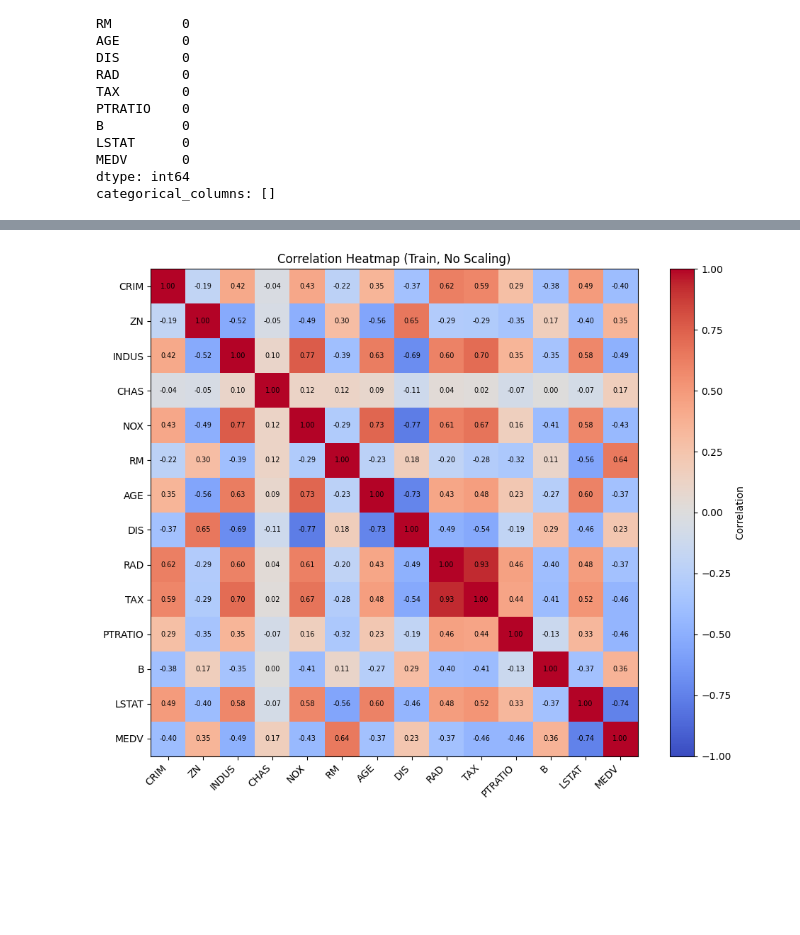
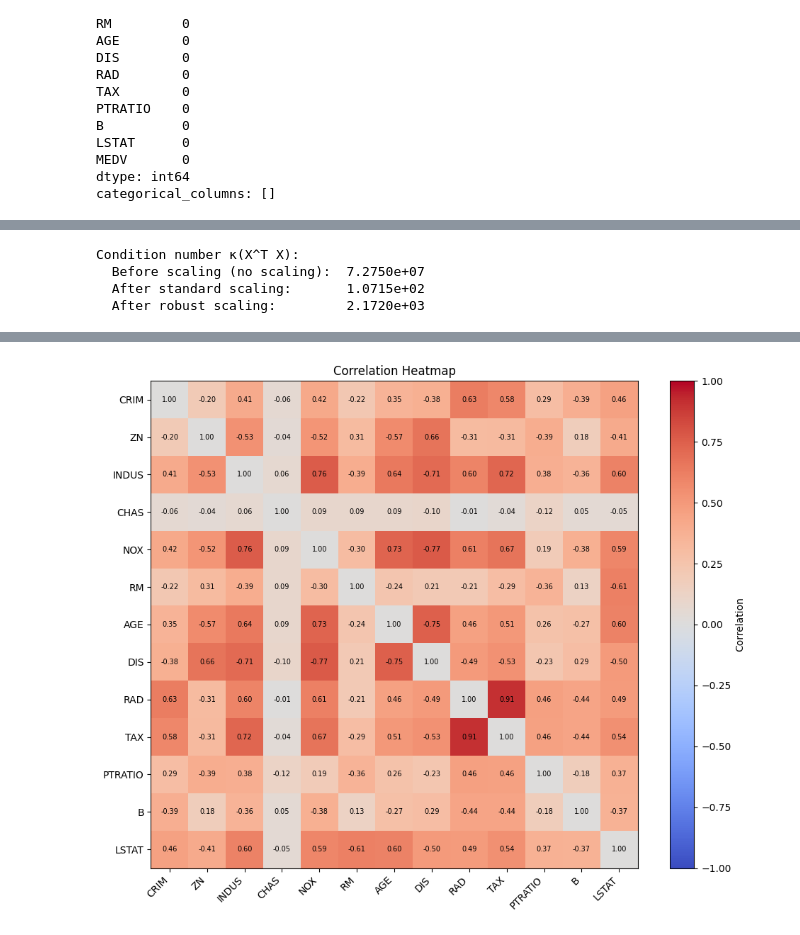
Before and after one commit to XinyaChen0216/Machine-Learning-Regression-Regularization-on-Housing-Data, a Jupyter notebook: assignment2.ipynb, the cells around one changed output, grey strips where cells are left out. Cells and saved outputs as stored; diff of their text form; code cells hidden in the pictures; blank space fills up the shorter version.

```diff
--- a/assignment2.ipynb
+++ b/assignment2.ipynb
@@ -30,13 +30,16 @@ for i in range(0, len(data_lines), 2):
     dataset.append(line1 + line2)
 
 column_names = [
-    "CRIM", "ZN", "INDUS", "CHAS", "NOX", "RM",
-    "AGE", "DIS", "RAD", "TAX", "PTRATIO", "B", "LSTAT", "MEDV"
+    "CRIM","ZN","INDUS","CHAS","NOX","RM","AGE",
+    "DIS","RAD","TAX","PTRATIO","B","LSTAT","MEDV"
 ]
 
+target = "MEDV"
 df = pd.DataFrame(dataset, columns=column_names).astype(float)
 
-display(df)
+features = [c for c in column_names if c!= target]
+
+#display(df)
 
 total_rows = len(df)
 print(f"Total rows in dataset: {total_rows}")
@@ -51,9 +54,9 @@ train_index = indices[:train_end] #60%
 validation_index   = indices[train_end:validation_end] #20%
 test_index  = indices[validation_end:] #20%
 
-train_df = df.iloc[train_index]
-validation_df   = df.iloc[validation_index]
-test_df  = df.iloc[test_index]
+train_df = df.iloc[train_index].drop(columns="MEDV")
+validation_df   = df.iloc[validation_index].drop(columns="MEDV")
+test_df  = df.iloc[test_index].drop(columns="MEDV")
 
 #verify split correctly
 print(f"Train set: {len(train_df)} rows,", f"Validation set: {len(validation_df)} rows,", f"Test set: {len(test_df)}")
@@ -170,31 +176,43 @@ Robust Scaling:  (303, 14) (101, 14) (102, 14)
+# %%
+#4. Compute and report:
+#• Condition number κ(X⊤X) (np.linalg.cond(XtX)) before and after scaling
+
+def condition_number(X):
+    """Compute κ(X^T X) for design matrix X."""
+    XtX = X.T @ X
+    return np.linalg.cond(XtX)
+
+kappa_no_scale = condition_number(train_no_scale)
+kappa_standard = condition_number(train_standard_scaling)
+kappa_robust = condition_number(train_robust_scaling)
+
+print("Condition number κ(X^T X):")
+print(f"  Before scaling (no scaling):  {kappa_no_scale:.4e}")
+print(f"  After standard scaling:       {kappa_standard:.4e}")
+print(f"  After robust scaling:         {kappa_robust:.4e}")
+# %% [output]
+Condition number κ(X^T X):
+  Before scaling (no scaling):  7.2750e+07
+  After standard scaling:       1.0715e+02
+  After robust scaling:         2.1720e+03
 # %%
-#4. Compute and report:
-#• Condition number κ(X⊤X) (np.linalg.cond(XtX)) before and after scaling
+# Top-10 absolute correlations among features(heatmap allowed)
 
-def condition_number(X):
-    """Compute κ(X^T X) for design matrix X."""
-    XtX = X.T @ X
-    return np.linalg.cond(XtX)
+#.corr() -> computers Pearson correlation between features
+corr_matrix = df[features].corr()
+abs_corr_matrix = corr_matrix.abs()
 
-kappa_no_scale = condition_number(train_no_scale)
-kappa_standard = condition_number(train_standard_scaling)
-kappa_robust = condition_number(train_robust_scaling)
+#zero out diagonal -> each features is correlated with itself =1
+corr_values = abs_corr_matrix.values.copy()
+np.fill_diagonal(corr_values,0)
+abs_corr_matrix = pd.DataFrame(corr_values, index=abs_corr_matrix.index, columns=abs_corr_matrix.columns)
 
-print("Condition number κ(X^T X):")
-print(f"  Before scaling (no scaling):  {kappa_no_scale:.4e}")
-print(f"  After standard scaling:       {kappa_standard:.4e}")
-print(f"  After robust scaling:         {kappa_robust:.4e}")
-
-# Top-10 absolute correlations among features(heatmap allowed)
-correlation_matrix = np.corrcoef(train_no_scale.T)
-# np.corrcoeft: Pearson correlation coefficient -> Detect multicollinearity
-# .T -> Each row = one feature; Correlation is computed between features
-number_of_features = correlation_matrix.shape[0]
+number_of_features = len(features)
 
 pairs = []
 for i in range(number_of_features):
     for j in range(i + 1, number_of_features):
-        pairs.append((column_names[i], column_names[j], float(round(abs(correlation_matrix[i, j]),2))))
+        pairs.append((features[i], features[j], abs_corr_matrix.iloc[i,j]))
 
 pairs.sort(key=lambda x: x[2], reverse=True) #sort the pairs by the absolute correlation in descending order
 top10_pairs = pairs[:10]
@@ -207,12 +225,12 @@ for pair in top10_pairs:
 import matplotlib.pyplot as plt
 
 fig, ax = plt.subplots(figsize=(10, 8))
-im = ax.imshow(correlation_matrix, cmap="coolwarm", vmin=-1, vmax=1)
+im = ax.imshow(abs_corr_matrix, cmap="coolwarm", vmin=-1, vmax=1)
 
 ax.set_xticks(np.arange(number_of_features))
 ax.set_yticks(np.arange(number_of_features))
-ax.set_xticklabels(column_names, rotation=45, ha="right")
-ax.set_yticklabels(column_names)
+ax.set_xticklabels(features, rotation=45, ha="right")
+ax.set_yticklabels(features)
 
 # colorbar
 cbar = plt.colorbar(im, ax=ax)
@@ -222,9 +240,9 @@ annotate = True
 if annotate:
     for i in range(number_of_features):
         for j in range(number_of_features):
-            ax.text(j, i, f"{correlation_matrix[i, j]:.2f}", ha="center", va="center", fontsize=7)
+            ax.text(j, i, f"{corr_matrix.iloc[i, j]:.2f}", ha="center", va="center", fontsize=7)
 
-ax.set_title("Correlation Heatmap (Train, No Scaling)")
+ax.set_title("Correlation Heatmap")
 plt.tight_layout()
 plt.show()
 # %% [output]
@@ -246,4 +260,4 @@ Top 10 correlation features:
-[figure, old version]
+[figure, new version]
 # %%
 #1.3 1C. Implementations (From Scratch)
 #1. OLS: implement fit and predict using pseudo-inverse.
```
Also changed, not shown: parts of 12 cells of this notebook, 1 other file.
